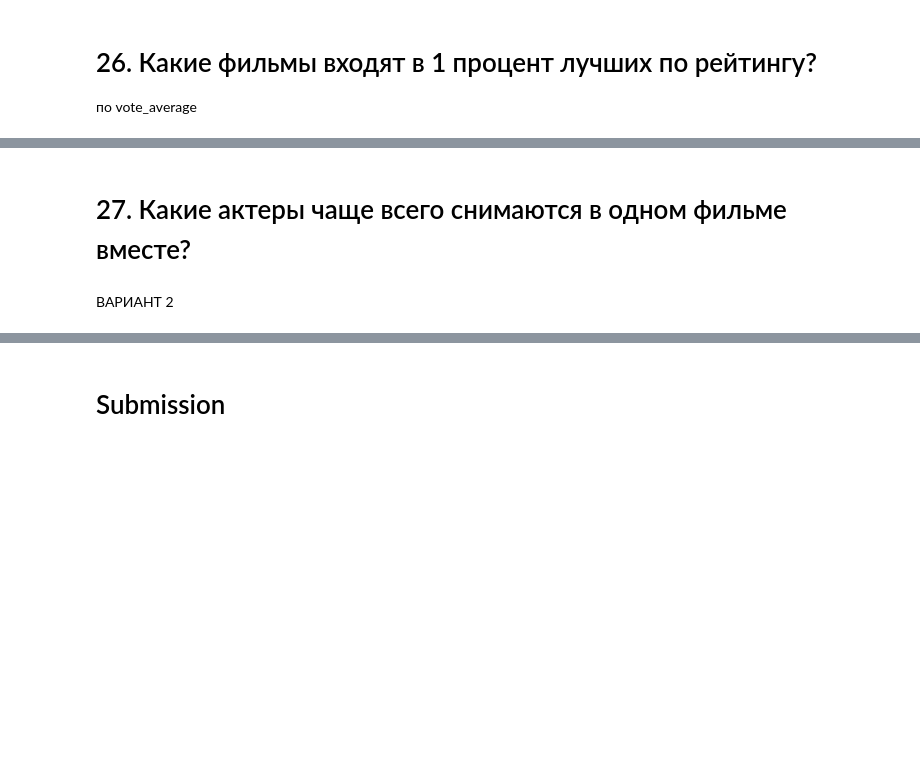
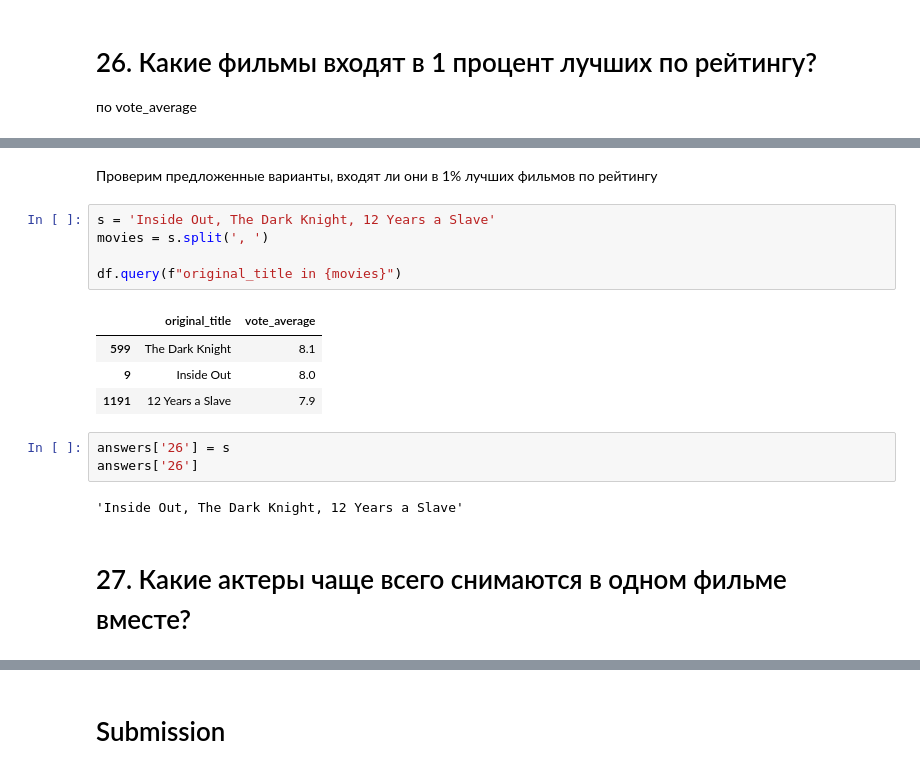
Before and after one commit to EmlAldr/SkillFactory, a Jupyter notebook: module_1/Movies_IMBD_v4.1_TEMPLATE.ipynb, the cells around one changed output, grey strips where cells are left out. Cells and saved outputs as stored; diff of their text form; blank space fills up the shorter version.

```diff
--- a/module_1/Movies_IMBD_v4.1_TEMPLATE.ipynb
+++ b/module_1/Movies_IMBD_v4.1_TEMPLATE.ipynb
@@ -621,4 +673,19 @@ answers['24']
+# %% [markdown]
+Проверим предложенные варианты, входят ли они в 1% лучших фильмов по рейтингу
+# %%
+s = 'Inside Out, The Dark Knight, 12 Years a Slave'
+movies = s.split(', ')
+
+df.query(f"original_title in {movies}")
+# %% [output]
+|  | original_title | vote_average |
+| 599 | The Dark Knight | 8.1 |
+| 9 | Inside Out | 8.0 |
+| 1191 | 12 Years a Slave | 7.9 |
+# %%
+answers['26'] = s
+answers['26']
+# %% [output]
+'Inside Out, The Dark Knight, 12 Years a Slave'
 # %% [markdown]
 # 27. Какие актеры чаще всего снимаются в одном фильме вместе?
-# %% [markdown]
-ВАРИАНТ 2
```
Also changed, not shown: parts of 36 cells of this notebook.
